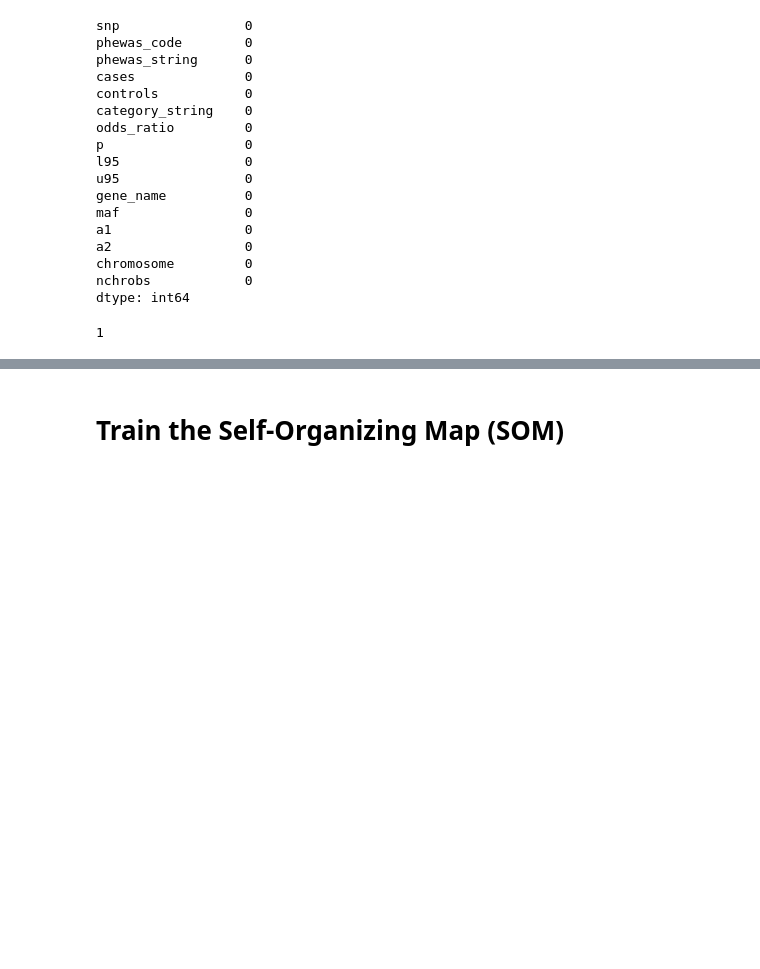
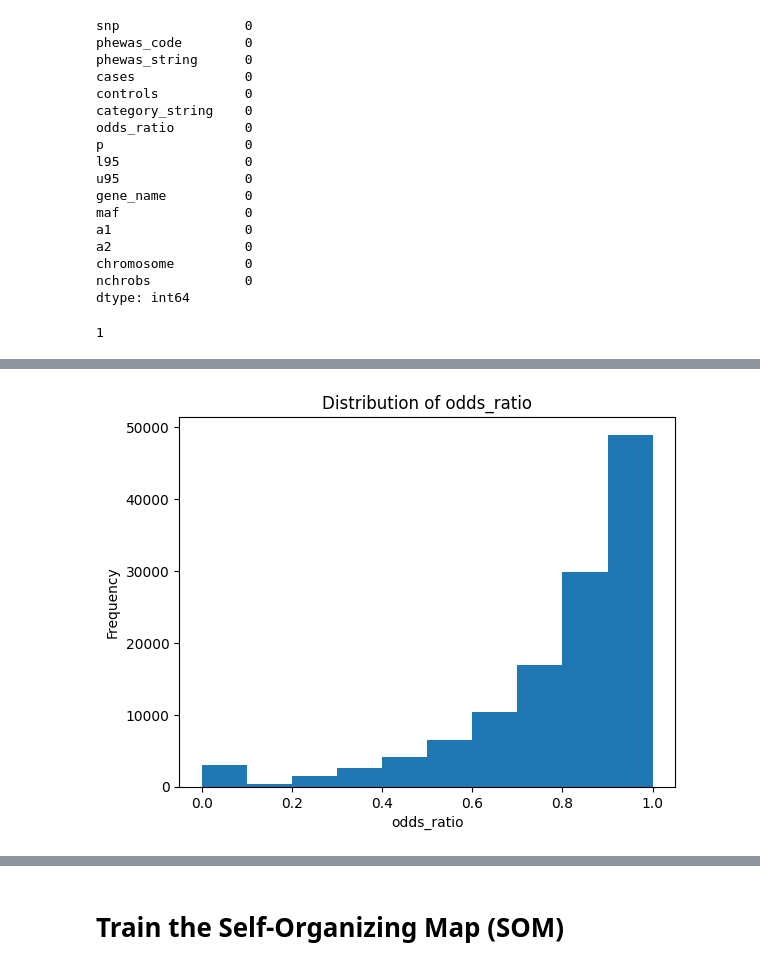
Before and after one commit to tnaccarato/Vis-PheWAS, a Jupyter notebook: SOM.ipynb, the cells around one changed output, grey strips where cells are left out. Saved outputs shown, nothing was run; the diff lists cells and outputs as text; code cells hidden in the pictures; blank space fills up the shorter version.

```diff
--- a/SOM.ipynb
+++ b/SOM.ipynb
@@ -139,0 +168,9 @@ data['gene_class'] = np.where(data['gene_name'].isin(['A', 'B', 'C']), 1, 2)
+# %%
+# Plot the distribution of the odds_ratio column
+plt.hist(data['odds_ratio'], range=(0, 1))
+plt.xlabel('odds_ratio')
+plt.ylabel('Frequency')
+plt.title('Distribution of odds_ratio')
+plt.show()
+# %% [output]
+[figure, added]
```
Also changed, not shown: parts of 14 cells of this notebook.
